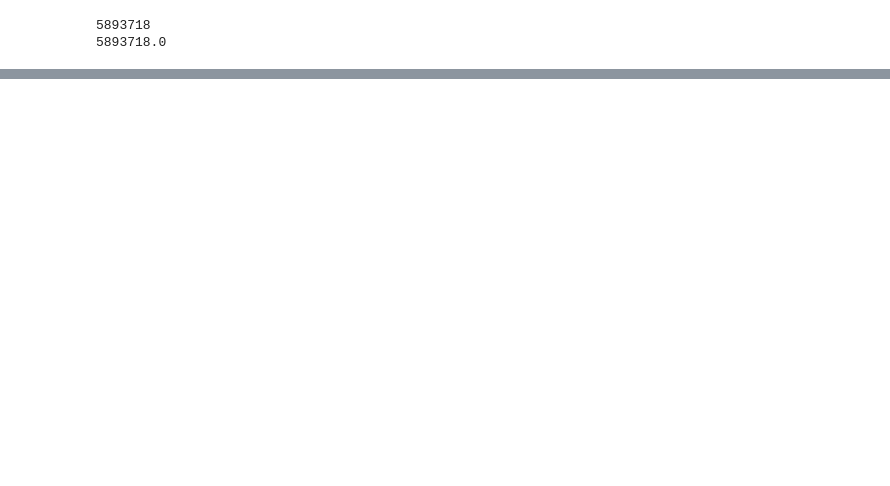
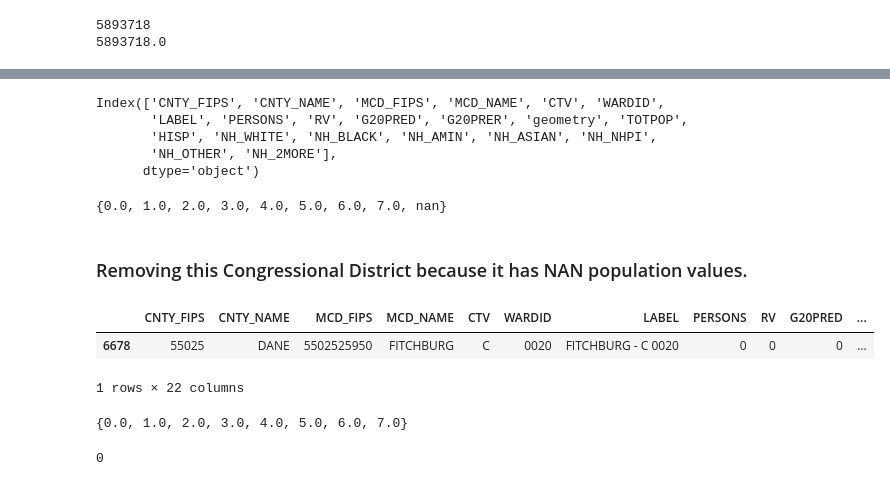
Before and after one commit to willystout/cs464_final_project, a Jupyter notebook: Data_Cleaning.ipynb, the cells around one changed output, grey strips where cells are left out. Saved outputs shown, nothing was run; the diff lists cells and outputs as text; code cells hidden in the pictures; blank space fills up the shorter version.

```diff
--- a/Data_Cleaning.ipynb
+++ b/Data_Cleaning.ipynb
@@ -378,3 +359,5 @@ temp2_df
+# %%
+final_df = smart_repair_vest20_df
 # %%
 final_df.plot() ## Looks good, the hole in the data is the lake
 # %% [output]
@@ -470,6 +429,6 @@ final_df_1
 pop_column_names = ['P0020001', 'P0020002', 'P0020005', 'P0020006', 'P0020007',
                     'P0020008', 'P0020009', 'P0020010', 'P0020011']
 for name in pop_column_names:
-    final_df_1[name] = population_df[name].groupby(pop_assignment).sum()
+    final_df[name] = population_df[name].groupby(pop_assignment).sum()
 # %%
 print(county_df['P0020001'].sum()) # Makes sure we didn't lose any pop blocks
@@ -692,0 +446,24 @@ final_df_3.to_file("./WI_DATA/WI.shp")
+# %%
+final_df.rename(columns=rename_dict, inplace = True)
+# %%
+final_df.columns
+# %% [output]
+Index(['CNTY_FIPS', 'CNTY_NAME', 'MCD_FIPS', 'MCD_NAME', 'CTV', 'WARDID',
+       'LABEL', 'PERSONS', 'RV', 'G20PRED', 'G20PRER', 'geometry', 'TOTPOP',
+       'HISP', 'NH_WHITE', 'NH_BLACK', 'NH_AMIN', 'NH_ASIAN', 'NH_NHPI',
+       'NH_OTHER', 'NH_2MORE'],
+      dtype='object')
+# %%
+final_df["CD"] = cong_assignment
+# %%
+print(set(final_df["CD"]))
+# %% [output]
+{0.0, 1.0, 2.0, 3.0, 4.0, 5.0, 6.0, 7.0, nan}
+# %% [markdown]
+### Removing this Congressional District because it has NAN population values.
+# %%
+final_df[final_df["CD"].isna()]
+# %% [output]
+|  | CNTY_FIPS | CNTY_NAME | MCD_FIPS | MCD_NAME | CTV | WARDID | LABEL | PERSONS | RV | G20PRED | ... |
+| 6678 | 55025 | DANE | 5502525950 | FITCHBURG | C | 0020 | FITCHBURG - C 0020 | 0 | 0 | 0 | ... |
+1 rows × 22 columns
@@ -692,0 +472,8 @@ final_df_3.to_file("./WI_DATA/WI.shp")
+# %%
+print(set(final_df["CD"]))
+# %% [output]
+{0.0, 1.0, 2.0, 3.0, 4.0, 5.0, 6.0, 7.0}
+# %%
+final_df["CD"].isna().sum()
+# %% [output]
+0
```
Also changed, not shown: parts of 50 cells of this notebook, 2 other files.
